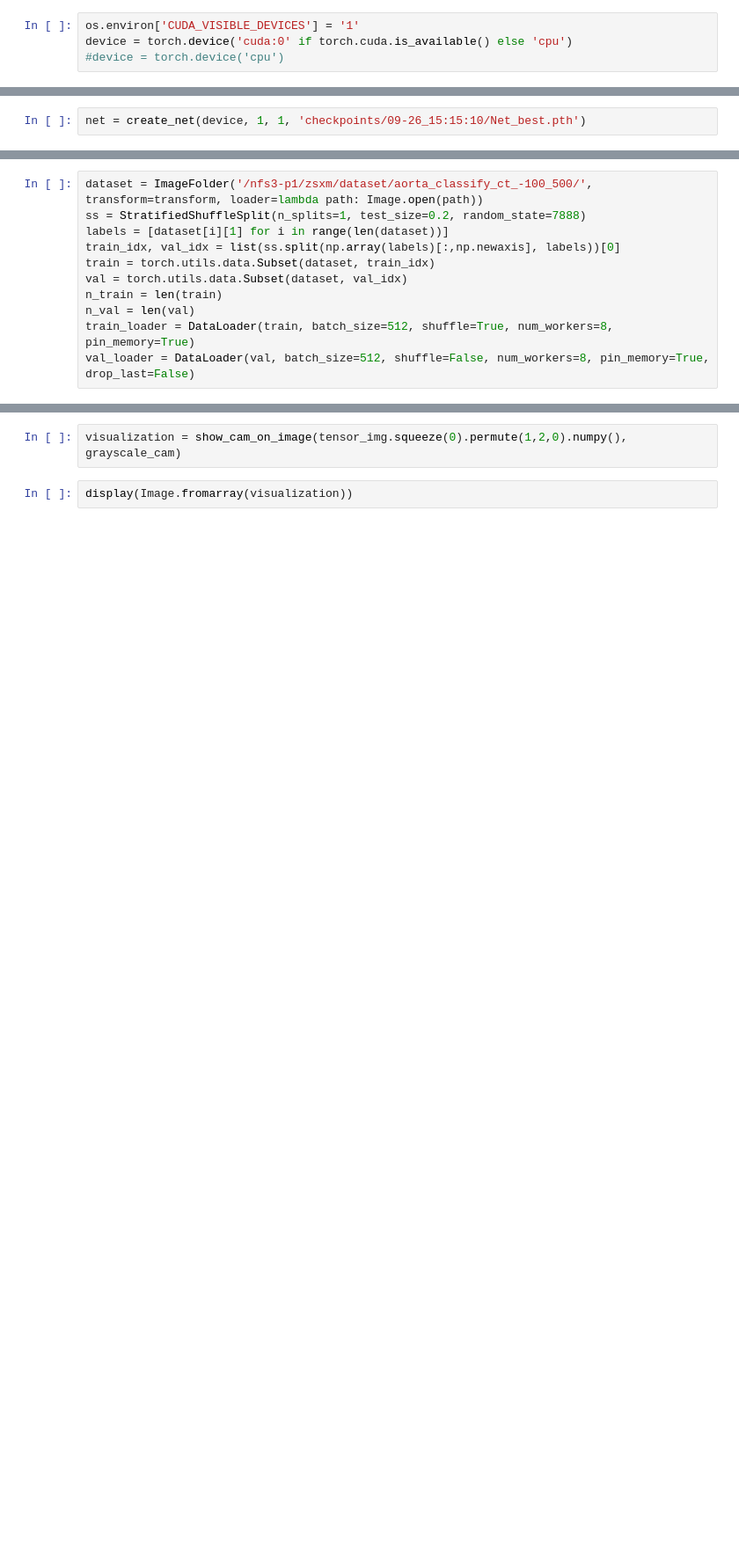
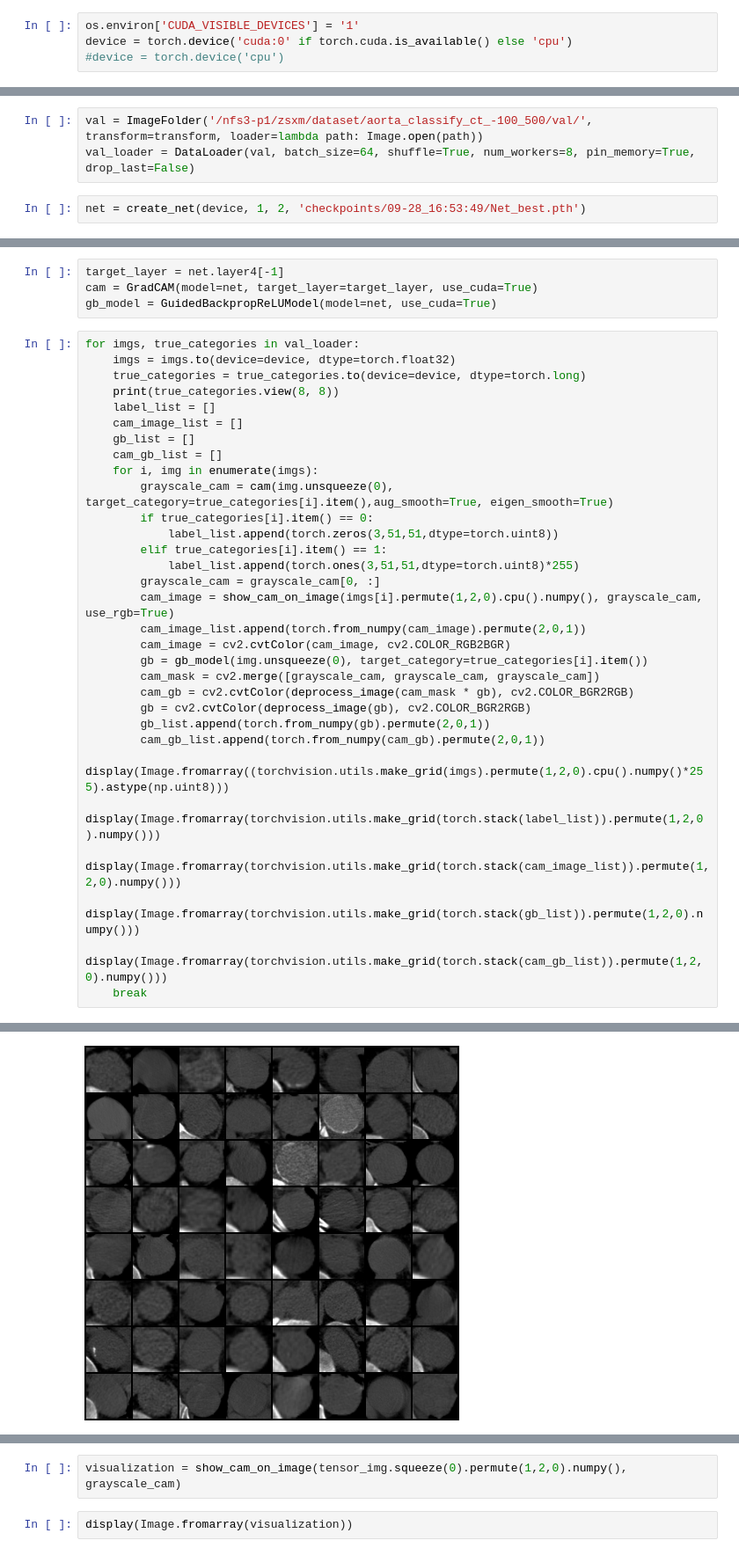
Before and after one commit to zsxm1998/AorticDissection, a Jupyter notebook: grad-cam.ipynb, the cells around one changed output, grey strips where cells are left out. Shown at 88% size. Saved outputs shown, nothing was run; the diff lists cells and outputs as text; blank space fills up the shorter version.

```diff
--- a/grad-cam.ipynb
+++ b/grad-cam.ipynb
@@ -28,2 +38,5 @@ device = torch.device('cuda:0' if torch.cuda.is_available() else 'cpu')
+# %%
+val = ImageFolder('/nfs3-p1/zsxm/dataset/aorta_classify_ct_-100_500/val/', transform=transform, loader=lambda path: Image.open(path))
+val_loader = DataLoader(val, batch_size=64, shuffle=True, num_workers=8, pin_memory=True, drop_last=False)
 # %%
-net = create_net(device, 1, 1, 'checkpoints/09-26_15:15:10/Net_best.pth')
+net = create_net(device, 1, 2, 'checkpoints/09-28_16:53:49/Net_best.pth')
@@ -40,11 +50,36 @@ transform = T.Compose([
-# %%
-dataset = ImageFolder('/nfs3-p1/zsxm/dataset/aorta_classify_ct_-100_500/', transform=transform, loader=lambda path: Image.open(path))
-ss = StratifiedShuffleSplit(n_splits=1, test_size=0.2, random_state=7888)
-labels = [dataset[i][1] for i in range(len(dataset))]
-train_idx, val_idx = list(ss.split(np.array(labels)[:,np.newaxis], labels))[0]
-train = torch.utils.data.Subset(dataset, train_idx)
-val = torch.utils.data.Subset(dataset, val_idx)
-n_train = len(train)
-n_val = len(val)
-train_loader = DataLoader(train, batch_size=512, shuffle=True, num_workers=8, pin_memory=True)
-val_loader = DataLoader(val, batch_size=512, shuffle=False, num_workers=8, pin_memory=True, drop_last=False)
+# %%
+target_layer = net.layer4[-1]
+cam = GradCAM(model=net, target_layer=target_layer, use_cuda=True)
+gb_model = GuidedBackpropReLUModel(model=net, use_cuda=True)
+# %%
+for imgs, true_categories in val_loader:
+    imgs = imgs.to(device=device, dtype=torch.float32)
+    true_categories = true_categories.to(device=device, dtype=torch.long)
+    print(true_categories.view(8, 8))
+    label_list = []
+    cam_image_list = []
+    gb_list = []
+    cam_gb_list = []
+    for i, img in enumerate(imgs):
+        grayscale_cam = cam(img.unsqueeze(0), target_category=true_categories[i].item(),aug_smooth=True, eigen_smooth=True)
+        if true_categories[i].item() == 0:
+            label_list.append(torch.zeros(3,51,51,dtype=torch.uint8))
+        elif true_categories[i].item() == 1:
+            label_list.append(torch.ones(3,51,51,dtype=torch.uint8)*255)
+        grayscale_cam = grayscale_cam[0, :]
+        cam_image = show_cam_on_image(imgs[i].permute(1,2,0).cpu().numpy(), grayscale_cam, use_rgb=True)
+        cam_image_list.append(torch.from_numpy(cam_image).permute(2,0,1))
+        cam_image = cv2.cvtColor(cam_image, cv2.COLOR_RGB2BGR)
+        gb = gb_model(img.unsqueeze(0), target_category=true_categories[i].item())
+        cam_mask = cv2.merge([grayscale_cam, grayscale_cam, grayscale_cam])
+        cam_gb = cv2.cvtColor(deprocess_image(cam_mask * gb), cv2.COLOR_BGR2RGB)
+        gb = cv2.cvtColor(deprocess_image(gb), cv2.COLOR_BGR2RGB)
+        gb_list.append(torch.from_numpy(gb).permute(2,0,1))
+        cam_gb_list.append(torch.from_numpy(cam_gb).permute(2,0,1))
+    display(Image.fromarray((torchvision.utils.make_grid(imgs).permute(1,2,0).cpu().numpy()*255).astype(np.uint8)))
+    display(Image.fromarray(torchvision.utils.make_grid(torch.stack(label_list)).permute(1,2,0).numpy()))
+    display(Image.fromarray(torchvision.utils.make_grid(torch.stack(cam_image_list)).permute(1,2,0).numpy()))
+    display(Image.fromarray(torchvision.utils.make_grid(torch.stack(gb_list)).permute(1,2,0).numpy()))
+    display(Image.fromarray(torchvision.utils.make_grid(torch.stack(cam_gb_list)).permute(1,2,0).numpy()))
+    break
+# %% [output]
@@ -50,0 +94 @@ val_loader = DataLoader(val, batch_size=512, shuffle=False, num_workers=8, pin_m
+[figure, added]
```
Also changed, not shown: parts of 10 cells of this notebook, 4 other files.
